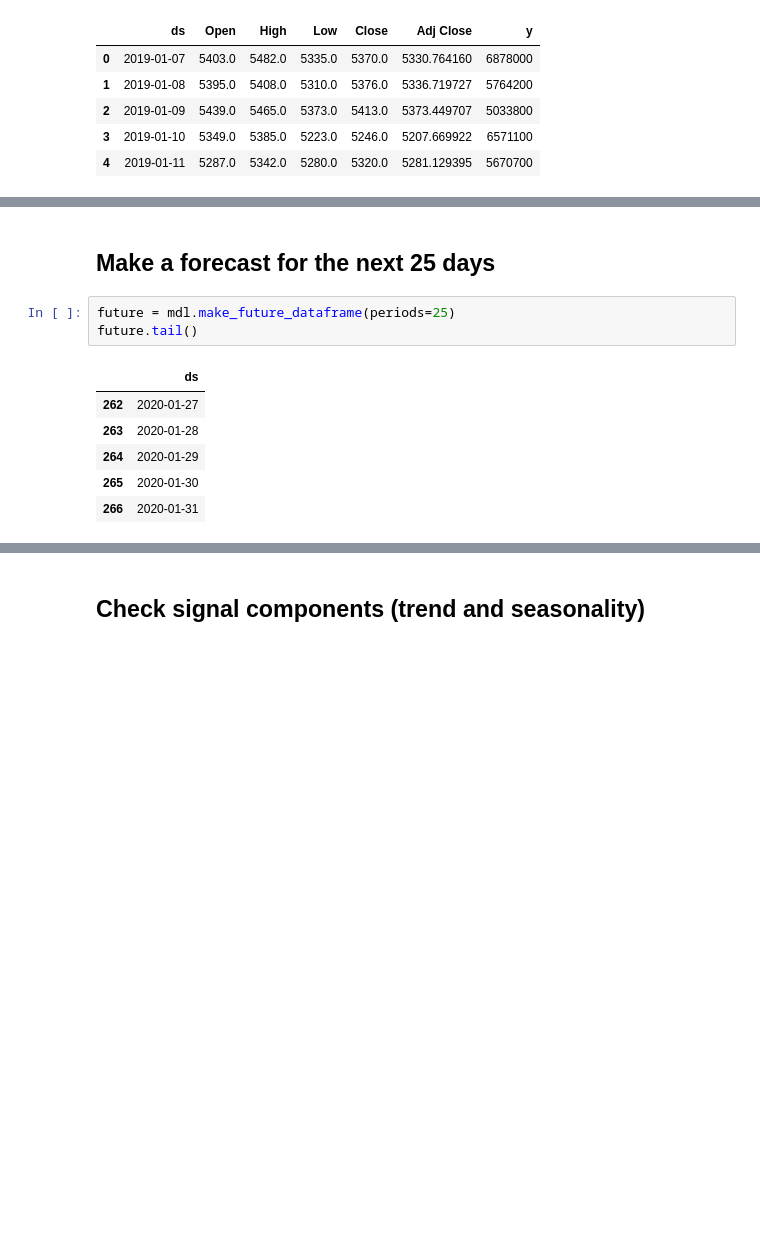
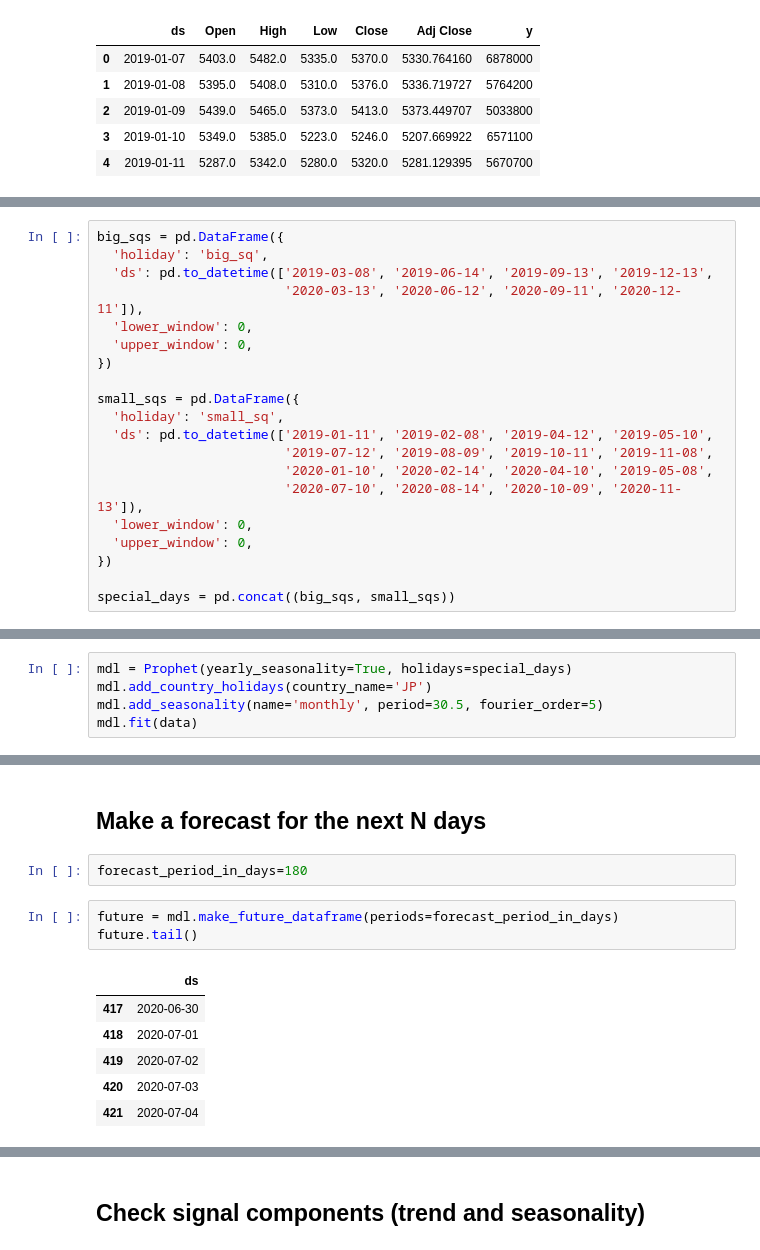
Before and after one commit to dmitryaleks/ml-trading, a Jupyter notebook: models/prophet/traded-volume-forecasting.ipynb, the cells around one changed output, grey strips where cells are left out. Saved outputs shown, nothing was run; the diff lists cells and outputs as text; blank space fills up the shorter version.

```diff
--- a/models/prophet/traded-volume-forecasting.ipynb
+++ b/models/prophet/traded-volume-forecasting.ipynb
@@ -28 +31,21 @@ data.head()
+# %%
+big_sqs = pd.DataFrame({
+  'holiday': 'big_sq',
+  'ds': pd.to_datetime(['2019-03-08', '2019-06-14', '2019-09-13', '2019-12-13',
+                        '2020-03-13', '2020-06-12', '2020-09-11', '2020-12-11']),
+  'lower_window': 0,
+  'upper_window': 0,
+})
+
+small_sqs = pd.DataFrame({
+  'holiday': 'small_sq',
+  'ds': pd.to_datetime(['2019-01-11', '2019-02-08', '2019-04-12', '2019-05-10',
+                        '2019-07-12', '2019-08-09', '2019-10-11', '2019-11-08',
+                        '2020-01-10', '2020-02-14', '2020-04-10', '2019-05-08',
+                        '2020-07-10', '2020-08-14', '2020-10-09', '2020-11-13']),
+  'lower_window': 0,
+  'upper_window': 0,
+})
+
+special_days = pd.concat((big_sqs, small_sqs))
 # %% [markdown]
@@ -36,0 +53,5 @@ INFO:fbprophet:Disabling daily seasonality. Run prophet with daily_seasonality=T
+# %%
+mdl = Prophet(yearly_seasonality=True, holidays=special_days)
+mdl.add_country_holidays(country_name='JP')
+mdl.add_seasonality(name='monthly', period=30.5, fourier_order=5)
+mdl.fit(data)
@@ -37,15 +81,17 @@ INFO:fbprophet:Disabling daily seasonality. Run prophet with daily_seasonality=T
 # %% [markdown]
-## Make a forecast for the next 25 days
+## Make a forecast for the next N days
+# %%
+forecast_period_in_days=180
 # %%
-future = mdl.make_future_dataframe(periods=25)
+future = mdl.make_future_dataframe(periods=forecast_period_in_days)
 future.tail()
 # %% [output]
 |  | ds |
-| 262 | 2020-01-27 |
-| 263 | 2020-01-28 |
-| 264 | 2020-01-29 |
-| 265 | 2020-01-30 |
-| 266 | 2020-01-31 |
+| 417 | 2020-06-30 |
+| 418 | 2020-07-01 |
+| 419 | 2020-07-02 |
+| 420 | 2020-07-03 |
+| 421 | 2020-07-04 |
 # %%
 forecast = mdl.predict(future)
 forecast[['ds', 'yhat', 'yhat_lower', 'yhat_upper']].tail()
```
Also changed, not shown: parts of 11 cells of this notebook.
